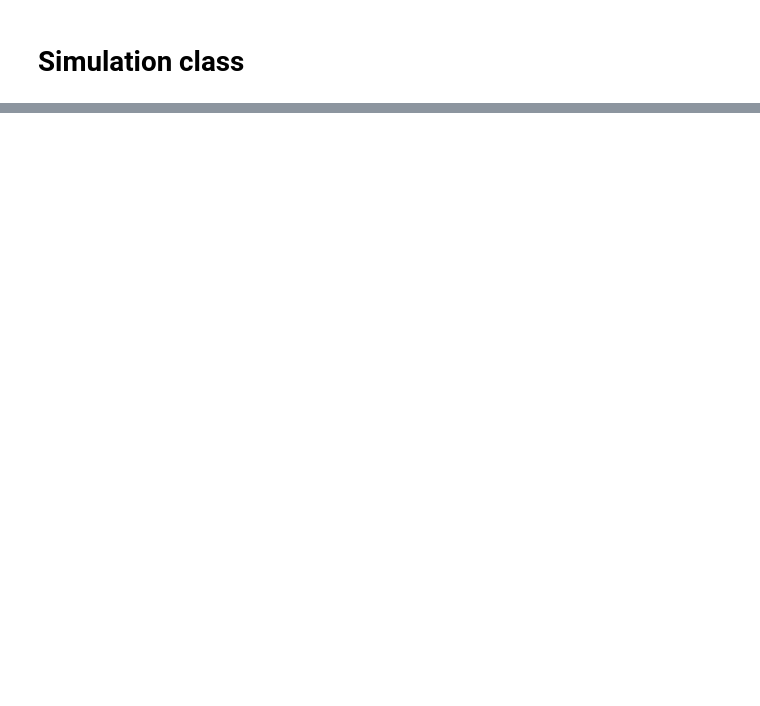
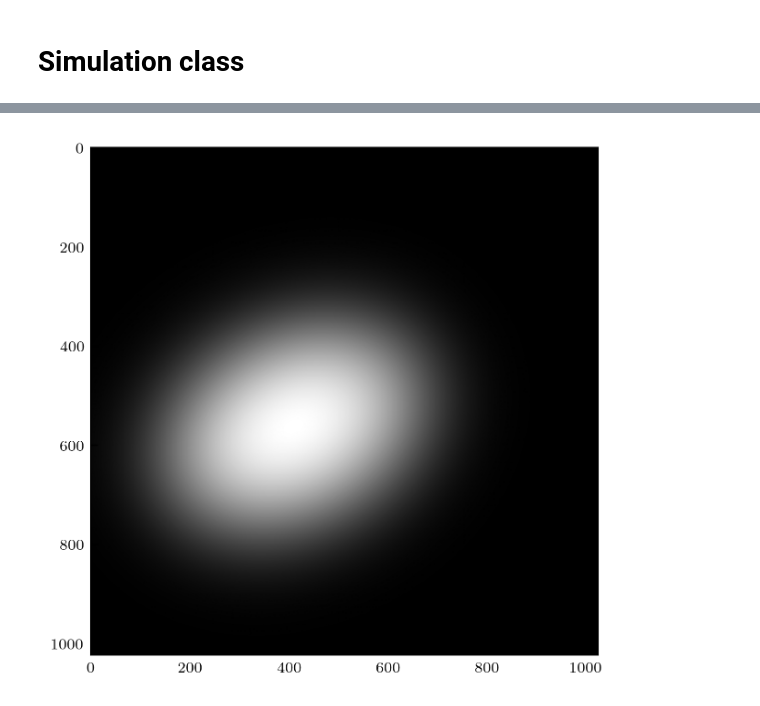
Before and after one commit to gjadick/xpc-autodiff-recon, a Jupyter notebook: spectral/ch9_spectral_recon.ipynb, the cells around one changed output, grey strips where cells are left out. Saved outputs shown, nothing was run; the diff lists cells and outputs as text; code cells hidden in the pictures; blank space fills up the shorter version.

```diff
--- a/spectral/ch9_spectral_recon.ipynb
+++ b/spectral/ch9_spectral_recon.ipynb
@@ -139,3 +117,7 @@ def add_ellipsoids(X, Y, ellipsoids):
         tmap = tmap + ellipsoid_thickness(X, Y, **e)
 
     return tmap
+# %%
+# Noise
+def add_noise_to_data(imgs, I0_per_px, key=jax.random.PRNGKey(3)):
+    return jax.random.poisson(key, I0_per_px*imgs, imgs.shape) / I0_per_px
@@ -319,0 +355,83 @@ plt.show()
+# %%
+# 2D PSF
+
+def gaussian2D(x, y, fwhm, normalize=True):
+    """
+    Generate a 2D Gaussian kernel.
+    x, y : 1D arrays
+        Grid coordinates [arbitrary length]
+    fwhm : float
+        Full-width at half-max of the Gaussian (units must match x,y)
+    normalize: bool (default True)
+        If True, normalize the kernel to sum to 1
+    """
+    sigma = fwhm / (2 * jnp.sqrt(2 * jnp.log(2)))
+    X, Y = jnp.meshgrid(x, y)
+    kernel = jnp.exp(-(X**2 + Y**2) / (2 * sigma**2))
+    if normalize:
+        kernel = kernel / jnp.sum(kernel)
+    return kernel
+
+
+def lorentzian2D(x, y, fwhm, normalize=True):
+    """
+    Generate a 2D Lorentzian kernel.
+    x, y : 1D arrays
+        Grid coordinates [arbitrary length]
+    fwhm : float
+        Full-width at half-max of the Lorentzian (units must match x,y)
+    normalize: bool (default True)
+        If True, normalize the kernel to sum to 1
+    """
+    gamma = fwhm/2
+    X, Y = jnp.meshgrid(x, y)
+    kernel = gamma / (2 * PI * (X**2 + Y**2 + gamma**2)**1.5)
+    if normalize:
+        kernel = kernel / jnp.sum(kernel)
+    return kernel
+
+
+def convolve2d_diy(img, kernel):
+    """Convolve two 2D arrays with scipy-like mode='same'."""
+    H, W = img.shape
+    KH, KW = kernel.shape
+    F = jnp.fft.rfft2(img, s=(H+KH-1, W+KW-1))
+    G = jnp.fft.rfft2(kernel, s=(H+KH-1, W+KW-1))
+    out = jnp.fft.irfft2(F * G, s=(H+KH-1, W+KW-1))
+    oh, ow = (KH-1)//2, (KW-1)//2   # center crop (mode='same')
+    return out[oh:oh+H, ow:ow+W]
+
+
+def apply_psf_2d(img, FOV=None, dx=1, fwhm=None, kernel_width=1, psf='gaussian'):
+    """ Apply a PSF to an image."""
+
+    # Check special condition
+    if fwhm is None:
+        return img
+
+    if FOV is None:
+        FOV = img.shape[0]
+
+    # Check if PSF format is supported
+    psf = psf.lower()
+    assert psf in ('lorentzian', 'gaussian')
+
+    # Compute the reduced FOV for kernel grid, for efficiency
+    small_FOV = kernel_width * FOV   # reduce kernel size to improve convolution time
+    x = jnp.arange(-small_FOV, small_FOV, dx) + dx
+
+    # Generate the kernel (normalized by default)
+    if psf == 'lorentzian':
+        kernel = lorentzian2D(x, x, fwhm)
+    elif psf == 'gaussian':
+        kernel = gaussian2D(x, x, fwhm)
+
+    img_pad = jnp.pad(img, kernel.shape, constant_values=img[0,0])    # pad img to account for fillvalue = 0. Corner [0,0] pixel might be bad idea?
+    img_nonideal_pad = convolve2d_diy(img_pad, kernel)
+    img_nonideal = img_nonideal_pad[kernel.shape[0]:-kernel.shape[0], kernel.shape[1]:-kernel.shape[1]]
+
+    return img_nonideal
+
+init_arr = jnp.stack([apply_psf_2d(bmi, fwhm=200) for bmi in gt_arr])
+plt.imshow(init_arr[1])
+# %% [output]
@@ -319,0 +439 @@ plt.show()
+[figure, added]
```
Also changed, not shown: parts of 13 cells of this notebook.
